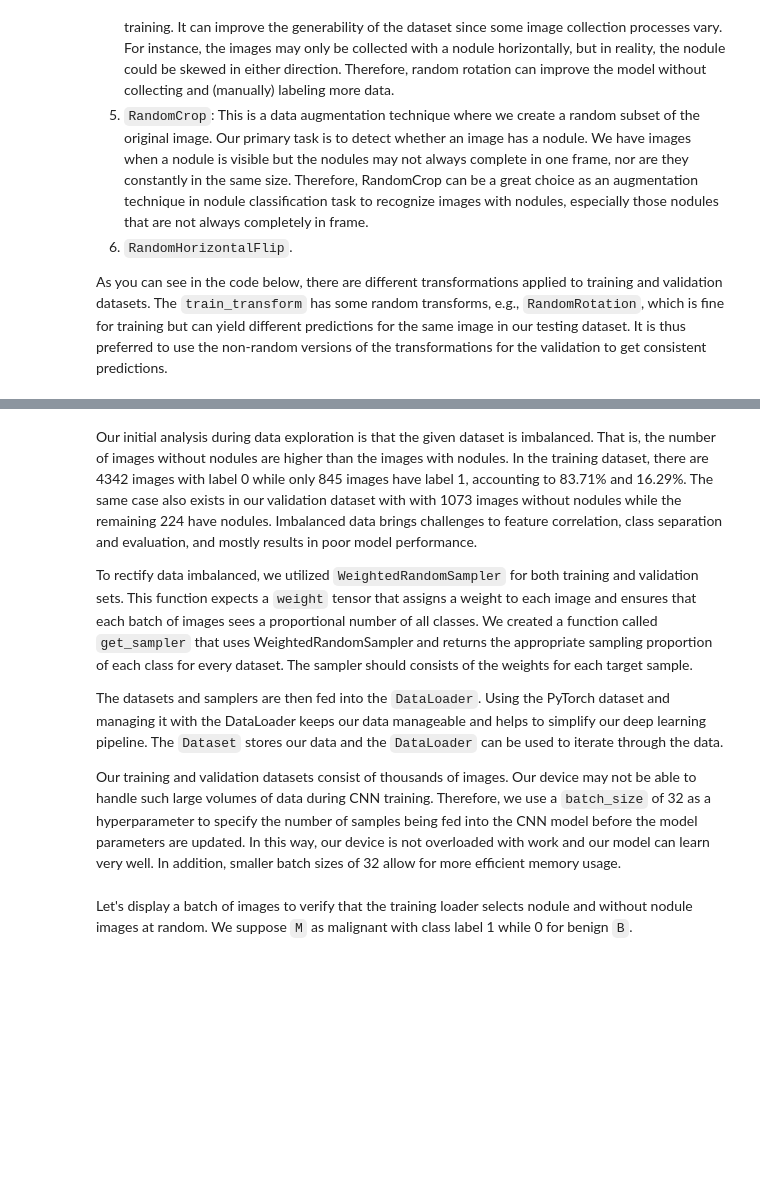
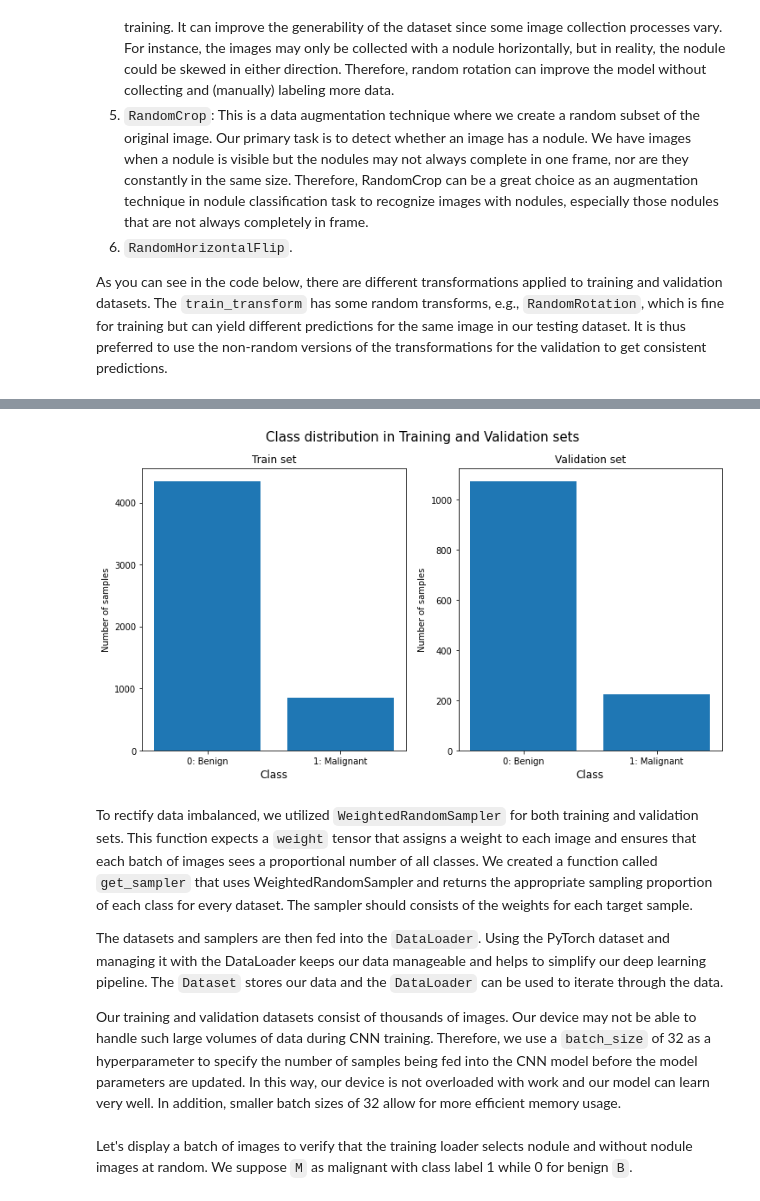
Before and after one commit to rrwabina/CNN-Nodule-Classification, a Jupyter notebook: notebooks/main.ipynb, the cells around one changed output, grey strips where cells are left out. Cells and saved outputs as stored; diff of their text form; code cells hidden in the pictures; blank space fills up the shorter version.

```diff
--- a/notebooks/main.ipynb
+++ b/notebooks/main.ipynb
@@ -155,6 +157,44 @@ test_dataset   = NoduleDataset(data_path, image_path = 'test',  transforms = val
+# %%
+def check_imbalance(dataset):
+    '''
+    Counts the number of samples in every class for a given dataset
+    Arguments:
+        dataset
+    Returns:
+        tuple (value for class 0, value for class 1)
+    '''
+    classes = [label for _,   label in dataset]
+    index_0 = len([idx   for idx, label in enumerate(classes) if label == 0])
+    index_1 = len([idx   for idx, label in enumerate(classes) if label == 1])
+    return index_0, index_1
+
+def plot_imbalance(train_dataset, valid_dataset):
+    '''
+    Creates the subplots and plots the class distribution
+    '''
+    class_count_train = check_imbalance(train_dataset)
+    class_count_valid = check_imbalance(valid_dataset)
+
+    fig, axs = plt.subplots(1, 2, figsize = (12, 6))
+    fig.suptitle('Class distribution in Training and Validation sets', size = 15)
+    labels = ['0: Benign', '1: Malignant']
+
+    axs[0].bar(labels, class_count_train)
+    axs[0].set_title('Train set')
+    axs[0].set_xlabel('Class', size = 12)
+    axs[0].set_ylabel('Number of samples')
+
+    axs[1].bar(labels, class_count_valid)
+    axs[1].set_title('Validation set')
+    axs[1].set_xlabel('Class', size = 12)
+    axs[1].set_ylabel('Number of samples')
+    plt.show()
+
+
+plot_imbalance(train_dataset, valid_dataset)
+# %% [output]
+[figure, added]
 # %% [markdown]
-Our initial analysis during data exploration is that the given dataset is imbalanced. That is, the number of images without nodules are higher than the images with nodules. In the training dataset, there are 4342 images with label 0 while only 845 images have label 1, accounting to 83.71\% and 16.29\%. The same case also exists in our validation dataset with with 1073 images without nodules while the remaining 224 have nodules. Imbalanced data brings challenges to feature correlation, class separation and evaluation, and mostly results in poor model performance.
-
 To rectify data imbalanced, we utilized <code>WeightedRandomSampler</code> for both training and validation sets. This function expects a <code>weight</code> tensor that assigns a weight to each image and ensures that each batch of images sees a proportional number of all classes. We created a function called <code>get_sampler</code> that uses WeightedRandomSampler and returns the appropriate sampling proportion of each class for every dataset. The sampler should consists of the weights for each target sample.
 
 The datasets and samplers are then fed into the <code>DataLoader</code>. Using the PyTorch dataset and managing it with the DataLoader keeps our data manageable and helps to simplify our deep learning pipeline. The <code>Dataset</code> stores our data and the <code>DataLoader</code> can be used to iterate through the data.
```
Also changed, not shown: parts of 2 cells of this notebook, 1 other file.
